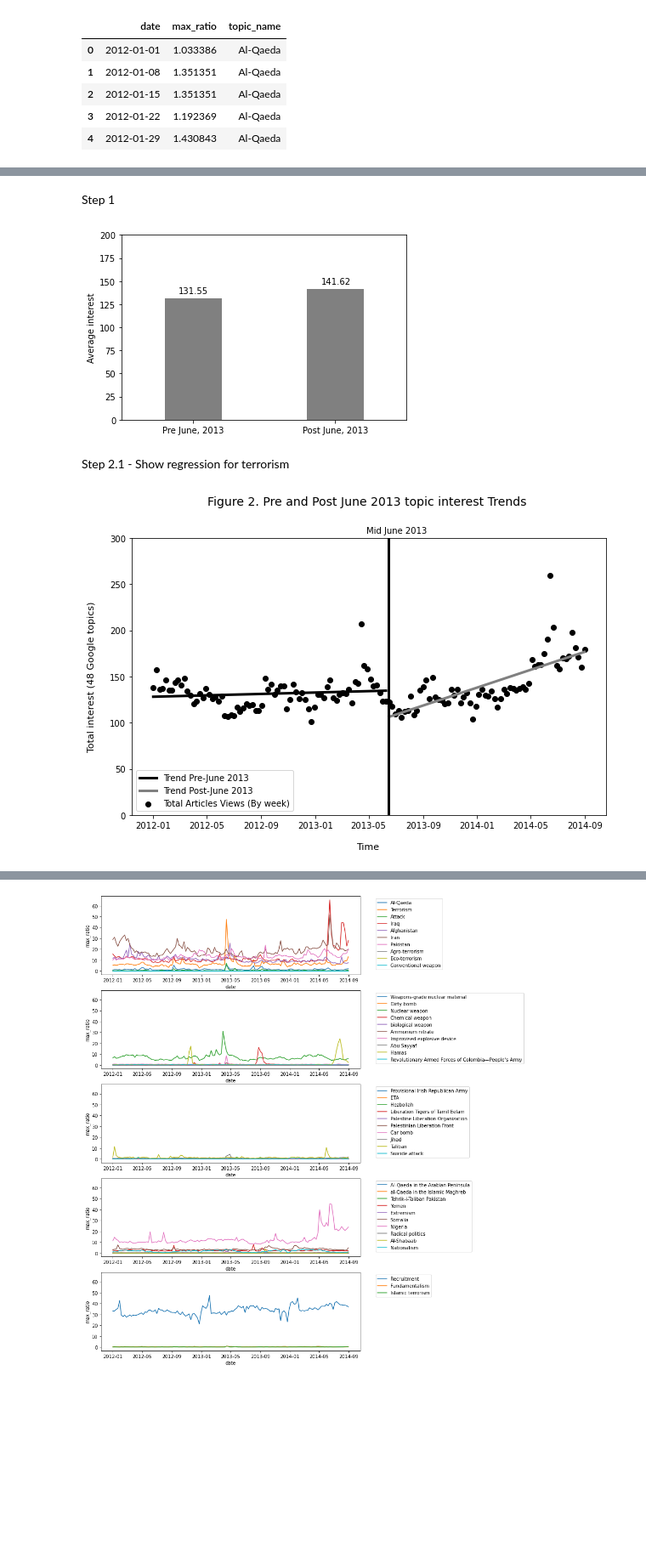
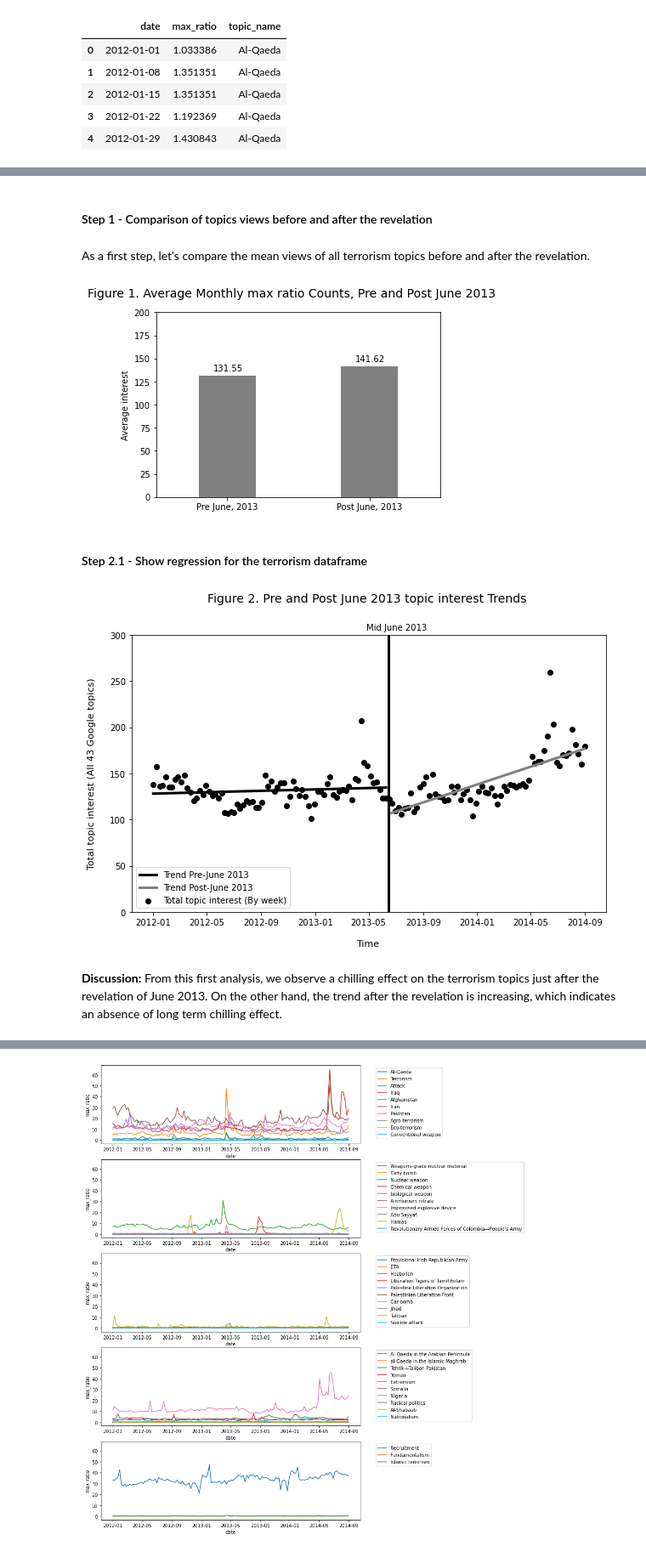
Before and after one commit to epfl-ada/ada-2020-project-milestone-p3-p3_pada1, a Jupyter notebook: chilling_effect_trend.ipynb, the cells around one changed output, grey strips where cells are left out. Shown at 85% size. Cells and saved outputs as stored; diff of their text form; code cells hidden in the pictures; blank space fills up the shorter version.

```diff
--- a/chilling_effect_trend.ipynb
+++ b/chilling_effect_trend.ipynb
@@ -445,10 +434,10 @@ if CREATE_DATAFRAMES:
 data_path = 'data/'
 
 if path.exists(data_path):
+    # Load the dataframes
     terrorism_df = load_pickle(data_path+"terrorism_US.pkl")
     domestic_df = load_pickle(data_path+"domestic_US.pkl")
     terrorism30_df = load_pickle(data_path+"top_30_terrorism_US.pkl")
-    popular_df = load_pickle(data_path+"popular_US.pkl")
     infrastructure_df = load_pickle(data_path+"infrastructure_US.pkl")
 else:
     raise NotADirectoryError
@@ -475,8 +465,10 @@ terrorism_df.head(5)
 # %%
 # Define a constant for the date of revelation
 revelation_date = pd.Timestamp('2013-06-15')
-# %% [markdown]
-Step 1
+# %% [markdown]
+#### Step 1 - Comparison of topics views before and after the revelation
+# %% [markdown]
+As a first step, let's compare the mean views of all terrorism topics before and after the revelation.
 # %%
 # Organise the data in a time series with the ratio of total views per week
 terrorism_ts = terrorism_df.groupby(by='date').sum()
@@ -486,33 +478,35 @@ terrorism_ts = terrorism_ts.reset_index().rename(columns={'index': 'date'})
 terrorism_pre_june_ts = terrorism_ts[terrorism_ts['date'] < revelation_date]
 terrorism_post_june_ts = terrorism_ts[terrorism_ts['date'] > revelation_date]
 # %%
+# Compute the means
 mean_pre_june = np.mean(terrorism_pre_june_ts['max_ratio'])
 mean_post_june = np.mean(terrorism_post_june_ts['max_ratio'])
+
+# Visualise the means
+plt.suptitle('Figure 1. Average Monthly max ratio Counts, Pre and Post June 2013 \n\n', fontsize=14)
 plt.bar([0, 1], [mean_pre_june, mean_post_june], color='gray', width=0.4)
 plt.xticks([0, 1], ['Pre June, 2013', 'Post June, 2013'])
 plt.ylabel("Average interest")
 plt.xlim(-0.5, 1.5)
 plt.ylim(0, 200)
 plt.text(-0.1, mean_pre_june + 5, f"{mean_pre_june:.2f}")
 plt.text(0.9, mean_post_june + 5, f"{mean_post_june:.2f}")
 plt.show()
 # %% [output]
-[figure, old version]
+[figure, new version]
 # %% [markdown]
-Step 2.1 - Show regression for terrorism
+#### Step 2.1 - Show regression for the terrorism dataframe
 # %%
-### TODO Modify description of the plot
-
 # Visualisation of full time series
 fig, ax = plt.subplots(figsize=(10, 6))
 
 ax.set_title('Figure 2. Pre and Post June 2013 topic interest Trends \n\n', fontsize=14)
 ax.set_xlabel('\nTime', fontsize=11)
-ax.set_ylabel('Total interest (48 Google topics)\n', fontsize=11)
+ax.set_ylabel('Total topic interest (All 43 Google topics)\n', fontsize=11)
 ax.set_ylim(0, 300)
 
 ax.scatter(terrorism_ts.date, terrorism_ts.max_ratio,
-    label='Total Articles Views (By week)', color='black')
+           label='Total topic interest (By week)', color='black')
 
 # Draw the regressions
 slope_pre_june, intercept_pre_june, _, _, _ = stats.linregress(terrorism_pre_june_ts.index,
@@ -536,5 +530,7 @@ ax.text(x_text_offset, y_text_offset, 'Mid June 2013', fontsize=10)
 ax.legend(loc='lower left')
 plt.show()
 # %% [output]
-[figure, old version]
+[figure, new version]
+# %% [markdown]
+**Discussion:** From this first analysis, we observe a chilling effect on the terrorism topics just after the revelation of June 2013. On the other hand, the trend after the revelation is increasing, which indicates an absence of long term chilling effect.
 # %% [markdown]
```
Also changed, not shown: parts of 37 cells of this notebook.
